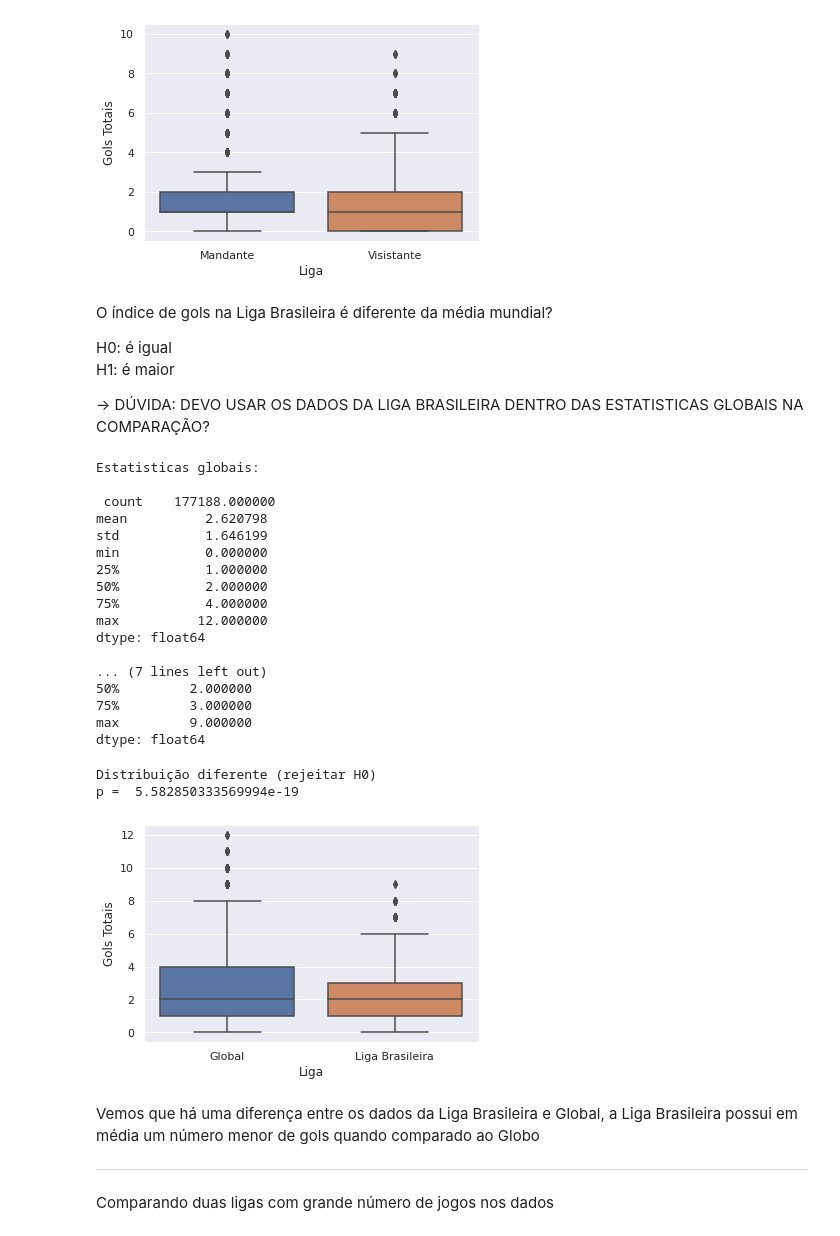
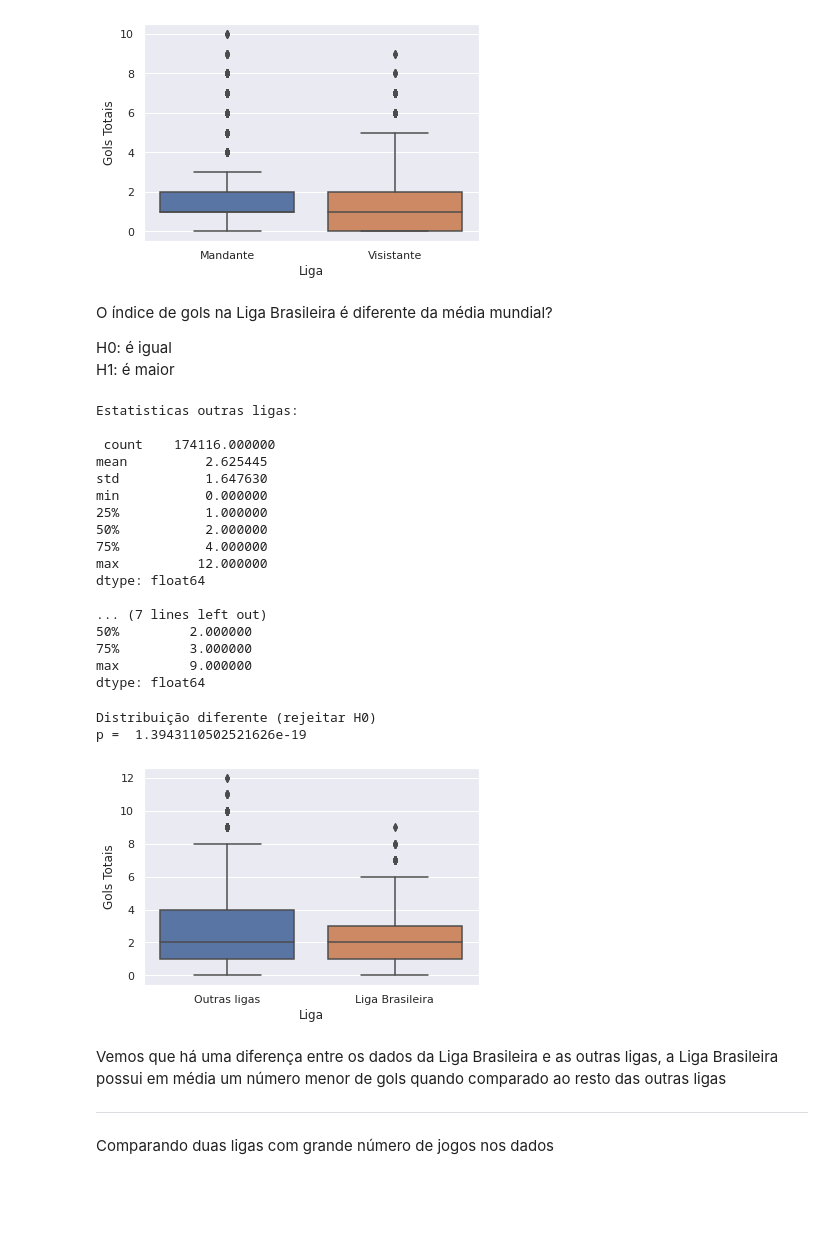
Before and after one commit to prximenes/world-soccer-data-results-odds, a Jupyter notebook: data_processing.ipynb, the cells around one changed output. Saved outputs shown, nothing was run; the diff lists cells and outputs as text; code cells hidden in the pictures; blank space fills up the shorter version.

```diff
--- a/data_processing.ipynb
+++ b/data_processing.ipynb
@@ -1365,19 +1364,18 @@ O índice de gols na Liga Brasileira é diferente da média mundial?
 
 H0: é igual <br>
 H1: é maior
-
--> DÚVIDA: DEVO USAR OS DADOS DA LIGA BRASILEIRA DENTRO DAS ESTATISTICAS GLOBAIS NA COMPARAÇÃO?
 # %%
 gols_in_brazilian_league = soccer_data2.loc[soccer_data2['League'] == 'Brazil Serie A',['FTAG','FTHG']].sum(axis=1)
+gols_in_other_leagues = soccer_data2.loc[soccer_data2['League'] != 'Brazil Serie A',['FTAG','FTHG']].sum(axis=1)
 
-print("\nEstatisticas globais:\n\n", gols_in_dataset.describe())
+print("\nEstatisticas outras ligas:\n\n", gols_in_other_leagues.describe())
 print("\nEstatisticas liga Brasil:\n\n", gols_in_brazilian_league.describe())
 # %% [output]
-Estatisticas globais:
+Estatisticas outras ligas:
 
- count    177188.000000
-mean          2.620798
-std           1.646199
+ count    174116.000000
+mean          2.625445
+std           1.647630
 min           0.000000
 25%           1.000000
 50%           2.000000
@@ -1391,7 +1389,7 @@ dtype: float64
 max         9.000000
 dtype: float64
 # %%
-stat, p = stats.mannwhitneyu(gols_in_dataset, gols_in_brazilian_league)
+stat, p = stats.mannwhitneyu(gols_in_other_leagues, gols_in_brazilian_league)
 
 alpha = 0.05
 if p > alpha:
@@ -1400,16 +1398,16 @@ else:
 	print('Distribuição diferente (rejeitar H0)\np = ', p)
 # %% [output]
 Distribuição diferente (rejeitar H0)
-p =  5.582850333569994e-19
+p =  1.3943110502521626e-19
 # %%
-sns.boxplot(data=[gols_in_dataset, gols_in_brazilian_league]).set(ylabel='Gols Totais', xlabel='Liga')
-plt.xticks(plt.xticks()[0], ['Global', 'Liga Brasileira'])
+sns.boxplot(data=[gols_in_other_leagues, gols_in_brazilian_league]).set(ylabel='Gols Totais', xlabel='Liga')
+plt.xticks(plt.xticks()[0], ['Outras ligas', 'Liga Brasileira'])
 
 plt.show()
 # %% [output]
-[figure, old version]
+[figure, new version]
 # %% [markdown]
-Vemos que há uma diferença entre os dados da Liga Brasileira e Global, a Liga Brasileira possui em média um número menor de gols quando comparado ao Globo
+Vemos que há uma diferença entre os dados da Liga Brasileira e as outras ligas, a Liga Brasileira possui em média um número menor de gols quando comparado ao resto das outras ligas
 
 
 ---
```
Also changed, not shown: parts of 17 cells of this notebook.
